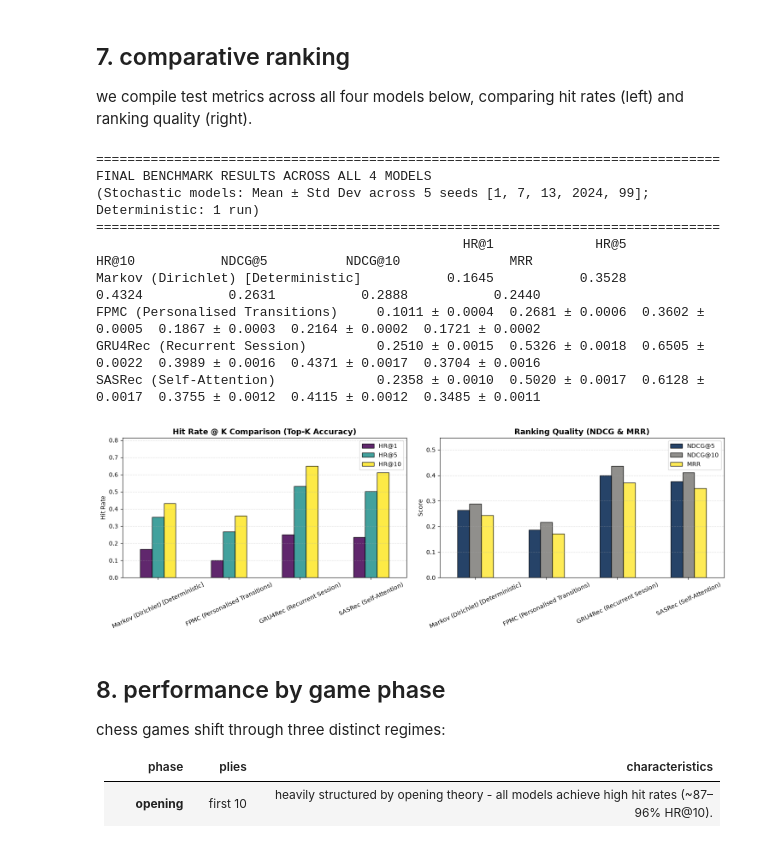
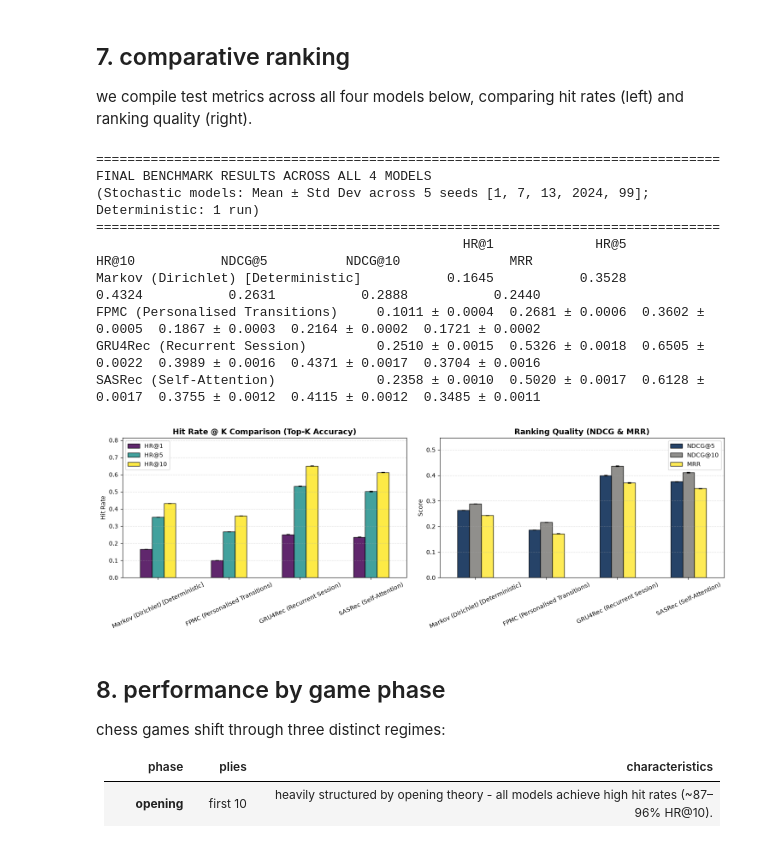
Before and after one commit to weih04/Recommendation-System, a Jupyter notebook: Chess-Dataset/models_benchmarking.ipynb, the cells around one changed output. Cells and saved outputs as stored; diff of their text form; code cells hidden in the pictures.

Commit message:
feat: add benchmark notebook, chess ablation results, and evaluation plots

```diff
--- a/Chess-Dataset/models_benchmarking.ipynb
+++ b/Chess-Dataset/models_benchmarking.ipynb
@@ -81,7 +81,7 @@ we load the preprocessed data from `cleaning_and_feature_engineering.ipynb`:
 # %%
 DATA_DIR = Path("data/processed")
 
-with open(DATA_DIR / "item2idx.json") as f:
+with open(DATA_DIR / "item2idx.json", encoding="utf-8") as f:
     item2idx = json.load(f)
 
 idx2item = {idx: token for token, idx in item2idx.items()}
@@ -152,7 +152,7 @@ def build_adamw(model: nn.Module, lr: float, weight_decay: float) -> torch.optim
     for name, p in model.named_parameters():
         if not p.requires_grad:
             continue
-        (no_decay if p.ndim <= 1 or "norm" in name.lower() else decay).append(p)
+        (no_decay if p.ndim <= 1 or "bias" in name.lower() or "norm" in name.lower() else decay).append(p)
     return torch.optim.AdamW(
         [{"params": decay, "weight_decay": weight_decay},
          {"params": no_decay, "weight_decay": 0.0}],
@@ -695,10 +695,10 @@ best_markov_params = {"smoothing": "dirichlet", **studies["Markov"].best_params}
 print(f"\nValidation {SELECT_METRIC} — Dirichlet {studies['Markov'].best_value:.4f}")
 print(f"Selected: {best_markov_params}")
 
-def fit_best_markov(seqs: dict[str, list[int]], params: dict):
+def fit_best_markov(seqs: dict[str, list[int]], params: dict, precomputed: dict | None = None):
     """Fit whichever smoothing scheme won on validation."""
     cfg = {k: v for k, v in params.items() if k != "smoothing"}
-    return (fit_markov_interp(seqs, **cfg) if params["smoothing"] == "dirichlet"
+    return (fit_markov_interp(seqs, **cfg, precomputed=precomputed) if params["smoothing"] == "dirichlet"
             else fit_markov(seqs, **cfg))
 # %% [output]
 Markov (Dirichlet): best val NDCG@10 = 0.2800 (25/25 completed, 0 pruned, 355s)
@@ -734,21 +734,30 @@ def objective_fpmc(trial):
         "weight_decay": trial.suggest_float("weight_decay", 1e-6, 1e-3, log=True),
         "batch_size":   trial.suggest_categorical("batch_size", [64, 128, 256]),
     }
-    _, score, epoch = train_fpmc(p, trial=trial)
+    model, score, epoch = train_fpmc(p, trial=trial)
     trial.set_user_attr("best_epoch", epoch)
+    del model
+    if torch.cuda.is_available():
+        torch.cuda.empty_cache()
     return score
 
 def objective_gru(trial):
     p = suggest_shared(trial)
-    _, score, epoch = train_sequence_model(build_gru, p, trial=trial)
+    model, score, epoch = train_sequence_model(build_gru, p, trial=trial)
     trial.set_user_attr("best_epoch", epoch)
+    del model
+    if torch.cuda.is_available():
+        torch.cuda.empty_cache()
     return score
 
 def objective_sasrec(trial):
     p = suggest_shared(trial)
     p["num_heads"] = trial.suggest_categorical("num_heads", [1, 2, 4])   # every embed_dim divides by all three
-    _, score, epoch = train_sequence_model(build_sasrec, p, trial=trial, clip_grad=5.0)
+    model, score, epoch = train_sequence_model(build_sasrec, p, trial=trial, clip_grad=5.0)
     trial.set_user_attr("best_epoch", epoch)
+    del model
+    if torch.cuda.is_available():
+        torch.cuda.empty_cache()
     return score
 # %%
 studies["GRU4Rec"] = run_study("GRU4Rec", objective_gru)
@@ -891,6 +916,14 @@ df_results = pd.DataFrame(results_dict).T
 metric_order = ["HR@1", "HR@5", "HR@10", "NDCG@5", "NDCG@10", "MRR"]
 df_results = df_results[[c for c in metric_order if c in df_results.columns]]
 
+# Standard deviation DataFrame for error bars (0 for deterministic Markov)
+std_dict = {"Markov (Dirichlet) [Deterministic]": {c: 0.0 for c in metric_order}}
+for name, title in [("FPMC", "FPMC (Personalised Transitions)"),
+                    ("GRU4Rec", "GRU4Rec (Recurrent Session)"),
+                    ("SASRec", "SASRec (Self-Attention)")]:
+    std_dict[title] = final_tables[name].std().to_dict()
+df_std = pd.DataFrame(std_dict).T[[c for c in metric_order if c in df_results.columns]]
+
 df_disp = pd.DataFrame(results_disp_dict).T
 df_disp = df_disp[[c for c in metric_order if c in df_disp.columns]]
 
@@ -902,36 +935,44 @@ print(df_disp.to_string())
 
 fig, axes = plt.subplots(1, 2, figsize=(15, 5))
 
 hr_cols = ["HR@1", "HR@5", "HR@10"]
-df_results[hr_cols].plot(kind="bar", ax=axes[0], colormap="viridis", edgecolor="black", alpha=0.85)
+df_results[hr_cols].plot(
+    kind="bar", yerr=df_std[hr_cols], capsize=3,
+    ax=axes[0], colormap="viridis", edgecolor="black", alpha=0.85
+)
 axes[0].set_title("Hit Rate @ K Comparison (Top-K Accuracy)", fontsize=13, fontweight="bold")
 axes[0].set_ylabel("Hit Rate")
 axes[0].set_ylim(0, min(1.0, df_results["HR@10"].max() * 1.25))
 axes[0].grid(axis="y", linestyle="--", alpha=0.4)
 axes[0].tick_params(axis="x", rotation=25)
 
 rank_cols = ["NDCG@5", "NDCG@10", "MRR"]
-df_results[rank_cols].plot(kind="bar", ax=axes[1], colormap="cividis", edgecolor="black", alpha=0.85)
+df_results[rank_cols].plot(
+    kind="bar", yerr=df_std[rank_cols], capsize=3,
+    ax=axes[1], colormap="cividis", edgecolor="black", alpha=0.85
+)
 axes[1].set_title("Ranking Quality (NDCG & MRR)", fontsize=13, fontweight="bold")
 axes[1].set_ylabel("Score")
 axes[1].set_ylim(0, min(1.0, df_results["NDCG@10"].max() * 1.25))
 axes[1].grid(axis="y", linestyle="--", alpha=0.4)
 axes[1].tick_params(axis="x", rotation=25)
 
 plt.tight_layout()
+Path("images").mkdir(exist_ok=True)
 plt.savefig("benchmark_comparison.png", dpi=150)
+plt.savefig("images/benchmark_comparison.png", dpi=150)
 plt.show()
 # %% [output]
 ================================================================================
 FINAL BENCHMARK RESULTS ACROSS ALL 4 MODELS
 (Stochastic models: Mean ± Std Dev across 5 seeds [1, 7, 13, 2024, 99]; Deterministic: 1 run)
 ================================================================================
                                                HR@1             HR@5            HR@10           NDCG@5          NDCG@10              MRR
 Markov (Dirichlet) [Deterministic]           0.1645           0.3528           0.4324           0.2631           0.2888           0.2440
 FPMC (Personalised Transitions)     0.1011 ± 0.0004  0.2681 ± 0.0006  0.3602 ± 0.0005  0.1867 ± 0.0003  0.2164 ± 0.0002  0.1721 ± 0.0002
 GRU4Rec (Recurrent Session)         0.2510 ± 0.0015  0.5326 ± 0.0018  0.6505 ± 0.0022  0.3989 ± 0.0016  0.4371 ± 0.0017  0.3704 ± 0.0016
 SASRec (Self-Attention)             0.2358 ± 0.0010  0.5020 ± 0.0017  0.6128 ± 0.0017  0.3755 ± 0.0012  0.4115 ± 0.0012  0.3485 ± 0.0011
-[figure, old version]
+[figure, new version]
 # %% [markdown]
 ## 8. performance by game phase
 
```
Also changed, not shown: parts of 15 cells of this notebook, 5 other files.
